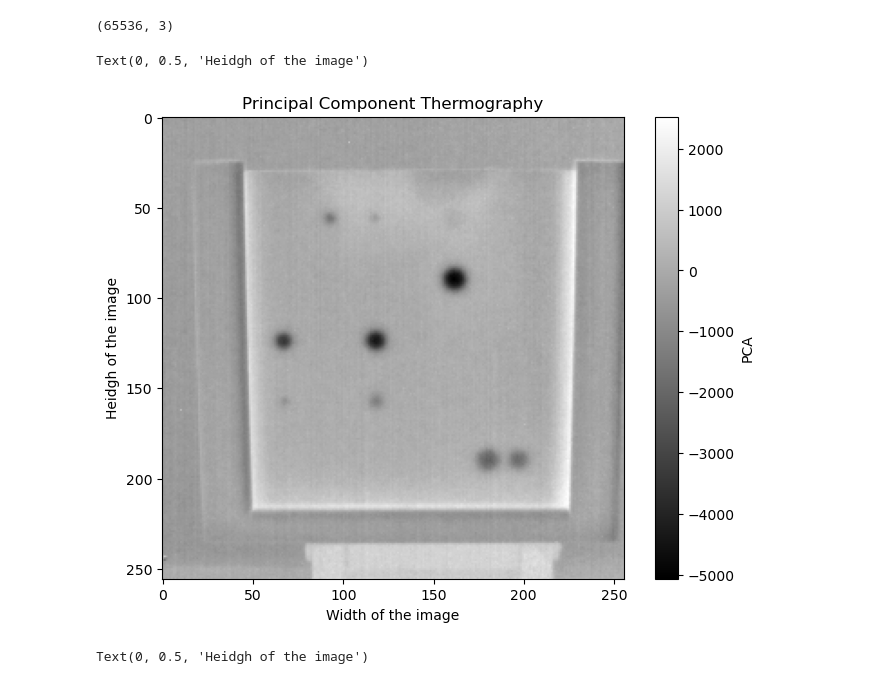
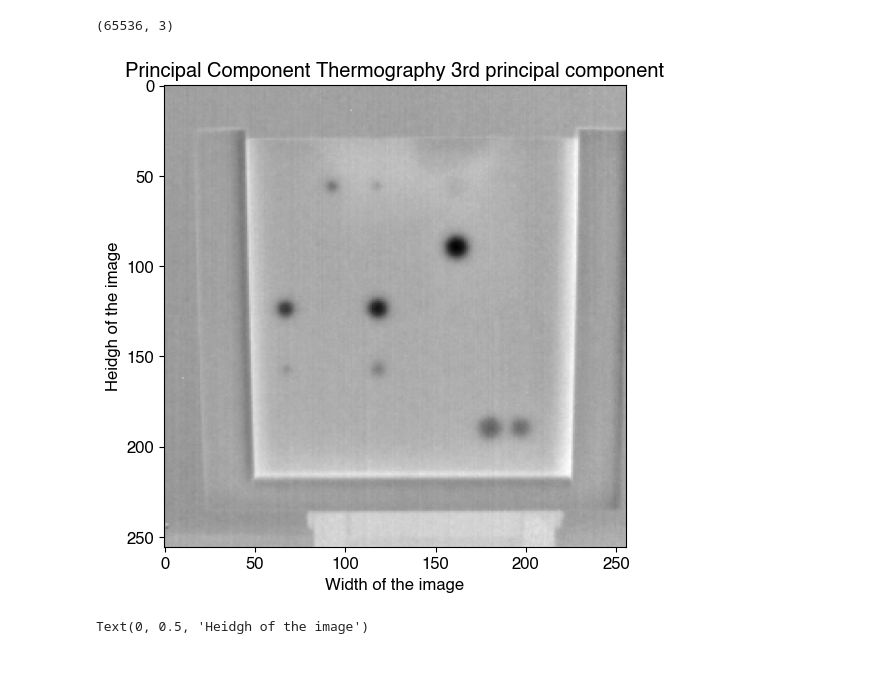
Before and after one commit to konrad-jaworski/Thermal_camera_KAUST, a Jupyter notebook: Neutral_set_testing.ipynb, the cells around one changed output. Drawn from its saved outputs; the diff is of its cells as text; code cells hidden in the pictures.

```diff
--- a/Neutral_set_testing.ipynb
+++ b/Neutral_set_testing.ipynb
@@ -50,12 +50,18 @@ plt.show()
 # %%
 phasegrame_data=phasegram(thermography_data)
 # %%
+plt.rcParams['font.family'] = "Helvetica"
+plt.rcParams['font.size'] = 12
+plt.rcParams["pdf.use14corefonts"] = True
+plt.rcParams["ps.useafm"] = True
+
 plt.figure(figsize=(8,6))
-plt.imshow(phasegrame_data[5],cmap='gray')
-plt.colorbar(label='Phase (radians)')
+plt.imshow(phasegrame_data[7],cmap='gray')
+plt.colorbar(label='Phase (rad)')
 plt.grid(False)
 plt.xlabel("Pixel Width")
 plt.ylabel("Pixel Height")
 plt.title("Phasegram")
+#plt.savefig("example_phasegram.pdf", format="pdf", bbox_inches="tight")
 plt.show()
 # %% [output]
@@ -93,16 +98,21 @@ PCT.shape
 PCT=np.transpose(PCT,(1,0))
 PCT=PCT.reshape(PCT.shape[0],thermography_data.shape[1],thermography_data.shape[2])
 # %%
+plt.rcParams['font.family'] = "Helvetica"
+plt.rcParams['font.size'] = 12
+plt.rcParams["pdf.use14corefonts"] = True
+plt.rcParams["ps.useafm"] = True
+
 plt.figure(figsize=(8,6))
 plt.imshow(PCT[2],cmap='gray')
 plt.grid(False)
-plt.colorbar(label='PCA')
-plt.title('Principal Component Thermography')
+plt.title('Principal Component Thermography 3rd principal component')
 plt.xlabel('Width of the image')
 plt.ylabel('Heidgh of the image')
+#plt.savefig("example_pct.pdf", format="pdf", bbox_inches="tight")
+plt.show()
 # %% [output]
-Text(0, 0.5, 'Heidgh of the image')
-[figure, old version]
+[figure, new version]
 # %%
 PCT_data=PCT(thermography_data,3)
 # %%
```
Also changed, not shown: parts of 28 cells of this notebook, 1 other file.
